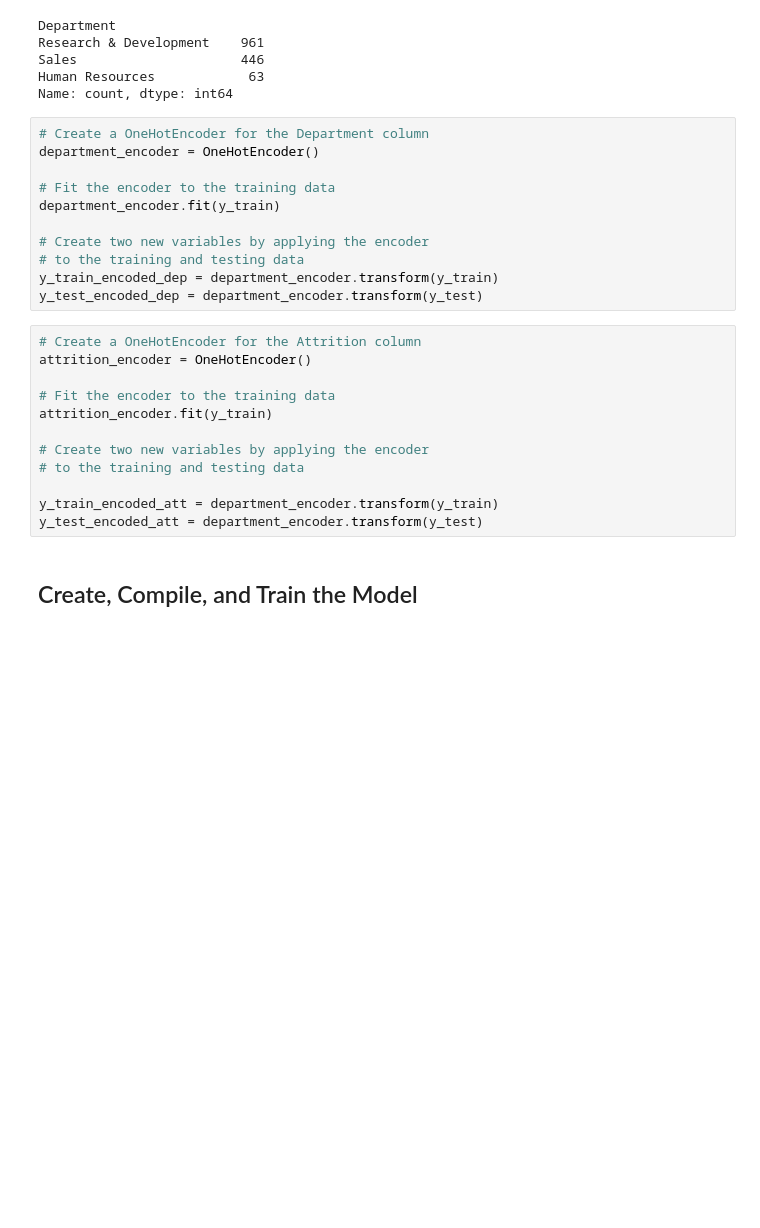
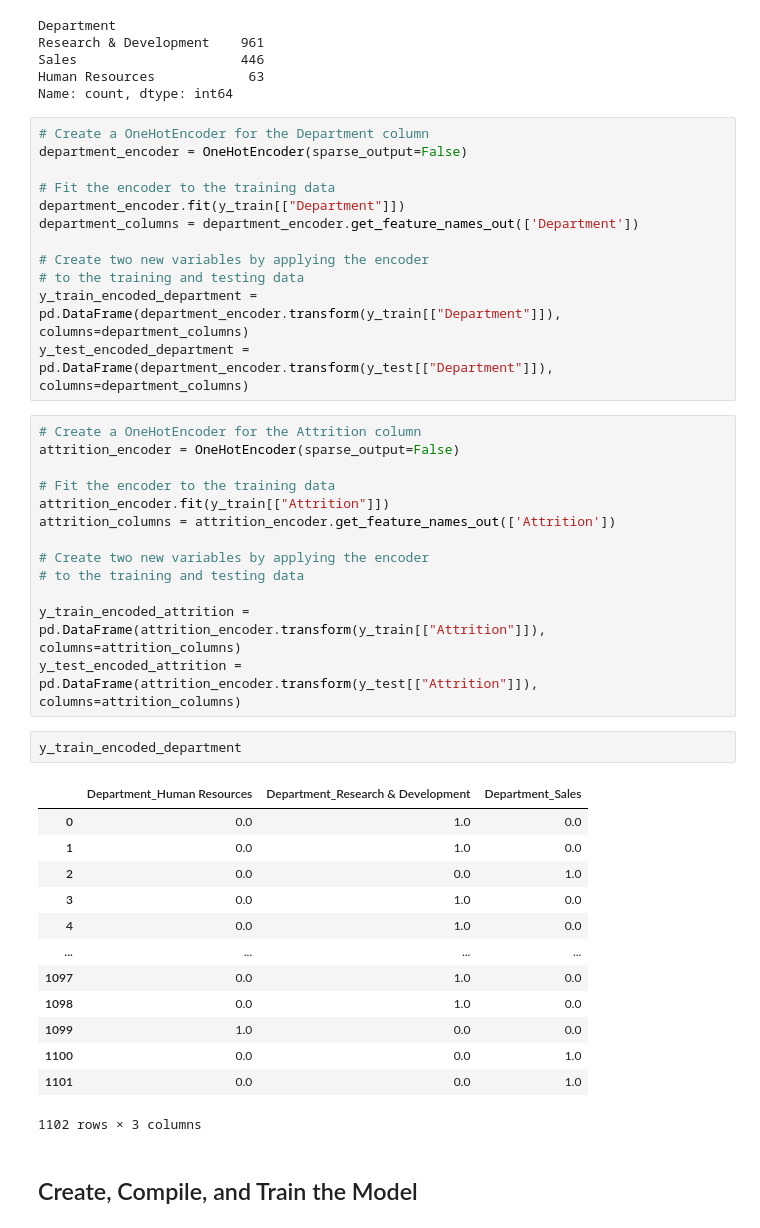
Before and after one commit to TahirPervez/neural-network-challenge-2, a Jupyter notebook: attrition.ipynb, the cells around one changed output. Saved outputs shown, nothing was run; the diff lists cells and outputs as text; blank space fills up the shorter version.

```diff
--- a/attrition.ipynb
+++ b/attrition.ipynb
@@ -111,27 +111,45 @@ Human Resources            63
 Name: count, dtype: int64
 # %%
 # Create a OneHotEncoder for the Department column
-department_encoder = OneHotEncoder()
+department_encoder = OneHotEncoder(sparse_output=False)
 
 # Fit the encoder to the training data
-department_encoder.fit(y_train)
+department_encoder.fit(y_train[["Department"]])
+department_columns = department_encoder.get_feature_names_out(['Department'])
 
 # Create two new variables by applying the encoder
 # to the training and testing data
-y_train_encoded_dep = department_encoder.transform(y_train)
-y_test_encoded_dep = department_encoder.transform(y_test)
+y_train_encoded_department = pd.DataFrame(department_encoder.transform(y_train[["Department"]]), columns=department_columns)
+y_test_encoded_department = pd.DataFrame(department_encoder.transform(y_test[["Department"]]),  columns=department_columns)
 # %%
 # Create a OneHotEncoder for the Attrition column
-attrition_encoder = OneHotEncoder()
+attrition_encoder = OneHotEncoder(sparse_output=False)
 
 # Fit the encoder to the training data
-attrition_encoder.fit(y_train)
+attrition_encoder.fit(y_train[["Attrition"]])
+attrition_columns = attrition_encoder.get_feature_names_out(['Attrition'])
 
 # Create two new variables by applying the encoder
 # to the training and testing data
 
-y_train_encoded_att = department_encoder.transform(y_train)
-y_test_encoded_att = department_encoder.transform(y_test)
+y_train_encoded_attrition = pd.DataFrame(attrition_encoder.transform(y_train[["Attrition"]]), columns=attrition_columns)
+y_test_encoded_attrition = pd.DataFrame(attrition_encoder.transform(y_test[["Attrition"]]), columns=attrition_columns)
+# %%
+y_train_encoded_department
+# %% [output]
+|  | Department_Human Resources | Department_Research & Development | Department_Sales |
+| 0 | 0.0 | 1.0 | 0.0 |
+| 1 | 0.0 | 1.0 | 0.0 |
+| 2 | 0.0 | 0.0 | 1.0 |
+| 3 | 0.0 | 1.0 | 0.0 |
+| 4 | 0.0 | 1.0 | 0.0 |
+| ... | ... | ... | ... |
+| 1097 | 0.0 | 1.0 | 0.0 |
+| 1098 | 0.0 | 1.0 | 0.0 |
+| 1099 | 1.0 | 0.0 | 0.0 |
+| 1100 | 0.0 | 0.0 | 1.0 |
+| 1101 | 0.0 | 0.0 | 1.0 |
+1102 rows × 3 columns
 # %% [markdown]
 ## Create, Compile, and Train the Model
 # %%
```
Also changed, not shown: parts of 7 cells of this notebook.
